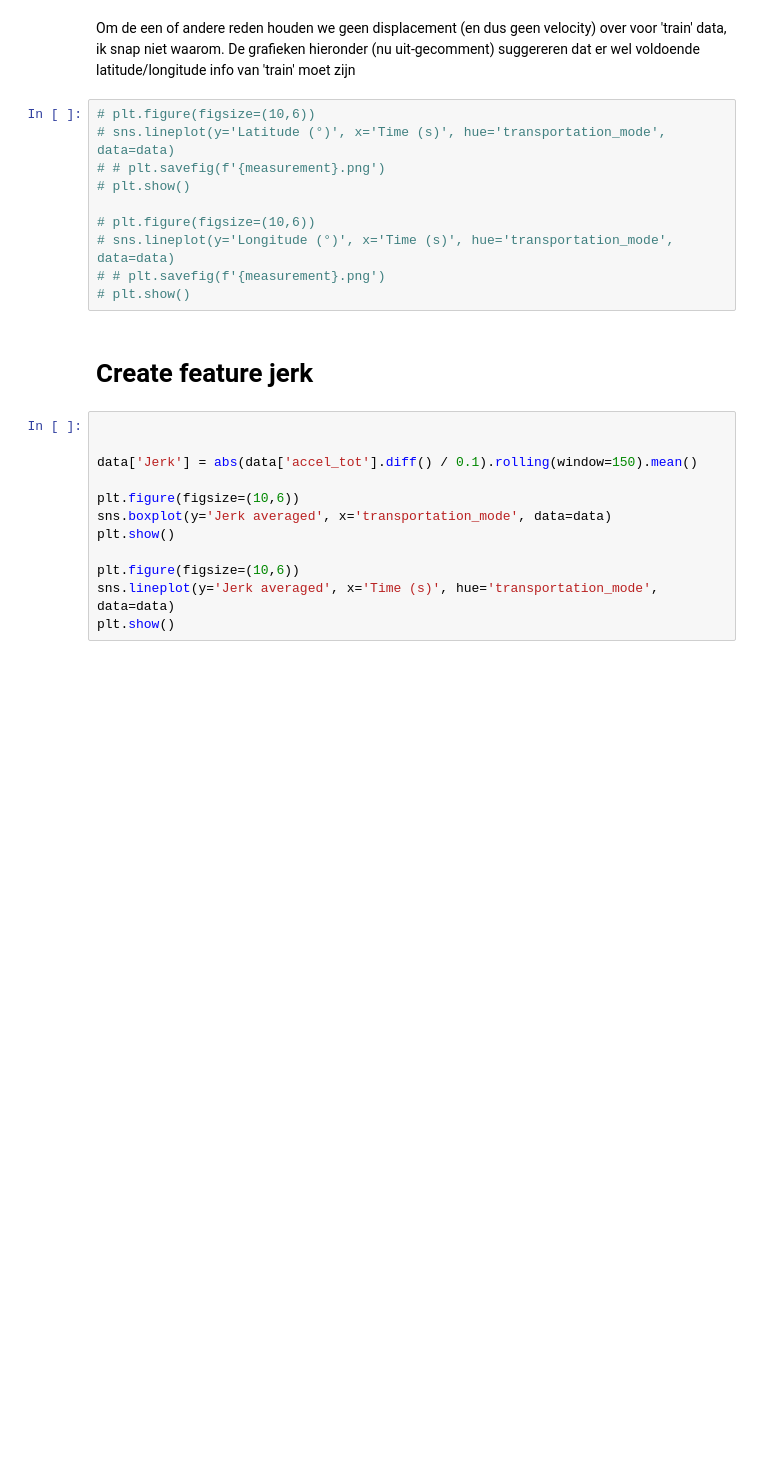
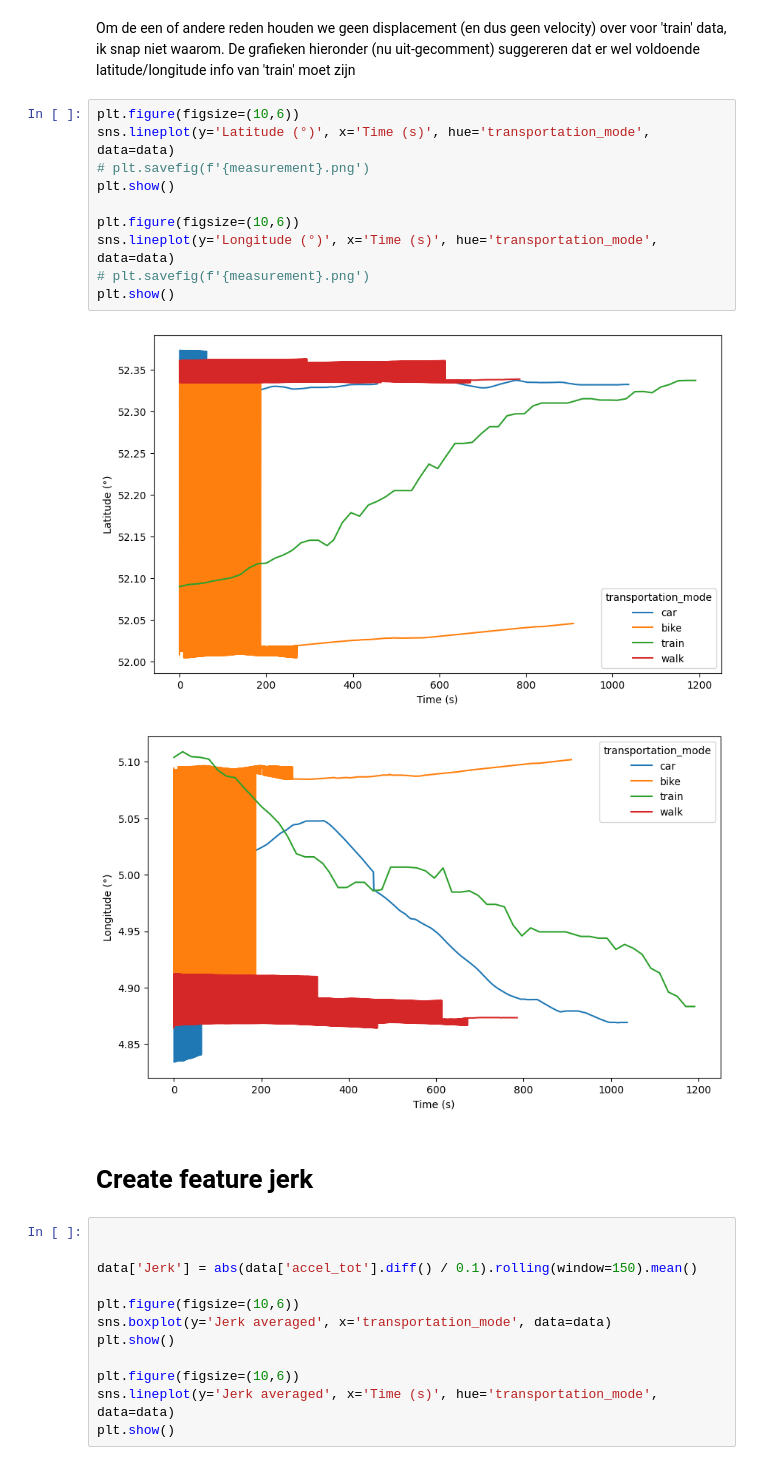
Before and after one commit to BluntKatana/transportation-mode-classifier, a Jupyter notebook: notebooks/feature_engineering.ipynb, the cells around one changed output. Cells and saved outputs as stored; diff of their text form; blank space fills up the shorter version.

Commit message:
feat: cleaning of data

```diff
--- a/notebooks/feature_engineering.ipynb
+++ b/notebooks/feature_engineering.ipynb
@@ -141,15 +142,18 @@ plt.show()
 # %% [markdown]
 Om de een of andere reden houden we geen displacement (en dus geen velocity) over voor 'train' data, ik snap niet waarom. De grafieken hieronder (nu uit-gecomment) suggereren dat er wel voldoende latitude/longitude info van 'train' moet zijn
 # %%
-# plt.figure(figsize=(10,6))
-# sns.lineplot(y='Latitude (°)', x='Time (s)', hue='transportation_mode', data=data)
-# # plt.savefig(f'{measurement}.png')
-# plt.show()
+plt.figure(figsize=(10,6))
+sns.lineplot(y='Latitude (°)', x='Time (s)', hue='transportation_mode', data=data)
+# plt.savefig(f'{measurement}.png')
+plt.show()
 
-# plt.figure(figsize=(10,6))
-# sns.lineplot(y='Longitude (°)', x='Time (s)', hue='transportation_mode', data=data)
-# # plt.savefig(f'{measurement}.png')
-# plt.show()
+plt.figure(figsize=(10,6))
+sns.lineplot(y='Longitude (°)', x='Time (s)', hue='transportation_mode', data=data)
+# plt.savefig(f'{measurement}.png')
+plt.show()
+# %% [output]
+[figure, added]
+[figure, added]
 # %% [markdown]
 # Create feature jerk
 # %%
```
Also changed, not shown: parts of 6 cells of this notebook, 16 other files.
